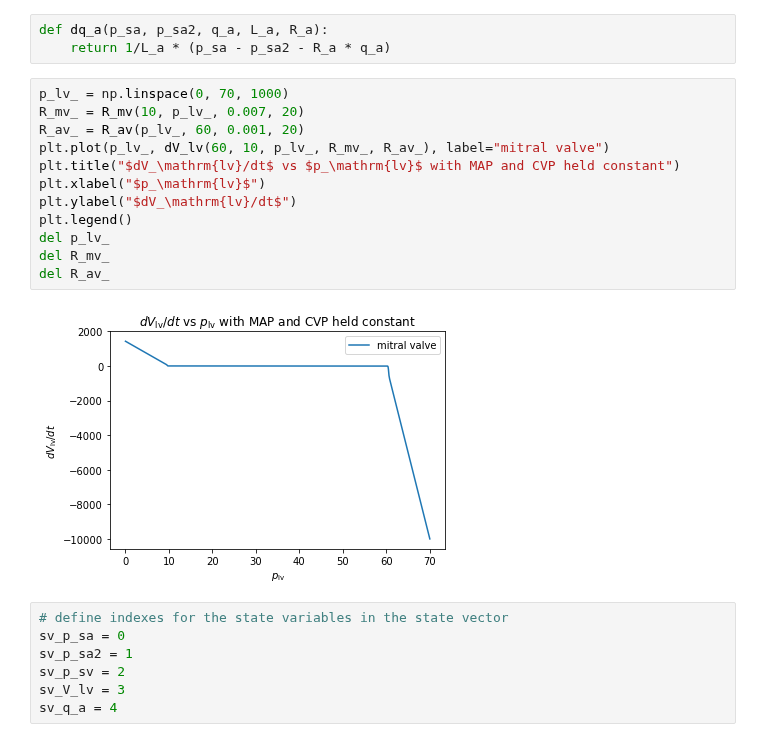
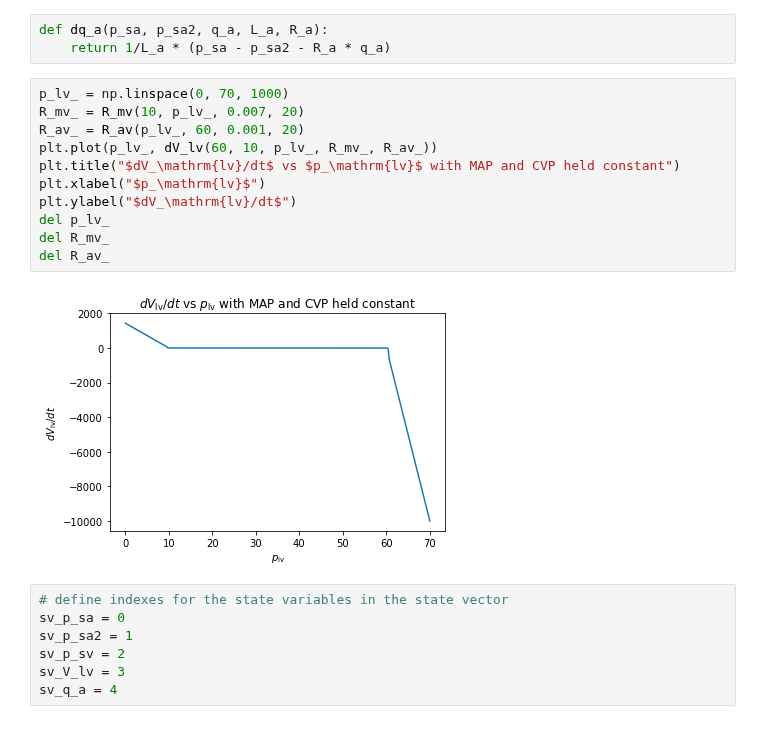
Before and after one commit to kms15/reading_notes, a Jupyter notebook: Papers/Sahoo_lumped_2021.ipynb, the cells around one changed output. Saved outputs shown, nothing was run; the diff lists cells and outputs as text.

```diff
--- a/Papers/Sahoo_lumped_2021.ipynb
+++ b/Papers/Sahoo_lumped_2021.ipynb
@@ -167,17 +167,16 @@ def dq_a(p_sa, p_sa2, q_a, L_a, R_a):
 # %%
 p_lv_ = np.linspace(0, 70, 1000)
 R_mv_ = R_mv(10, p_lv_, 0.007, 20)
 R_av_ = R_av(p_lv_, 60, 0.001, 20)
-plt.plot(p_lv_, dV_lv(60, 10, p_lv_, R_mv_, R_av_), label="mitral valve")
+plt.plot(p_lv_, dV_lv(60, 10, p_lv_, R_mv_, R_av_))
 plt.title("$dV_\mathrm{lv}/dt$ vs $p_\mathrm{lv}$ with MAP and CVP held constant")
 plt.xlabel("$p_\mathrm{lv}$")
 plt.ylabel("$dV_\mathrm{lv}/dt$")
-plt.legend()
 del p_lv_
 del R_mv_
 del R_av_
 # %% [output]
-[figure, old version]
+[figure, new version]
 # %%
 # define indexes for the state variables in the state vector
 sv_p_sa = 0
```
Also changed, not shown: parts of 5 cells of this notebook.
